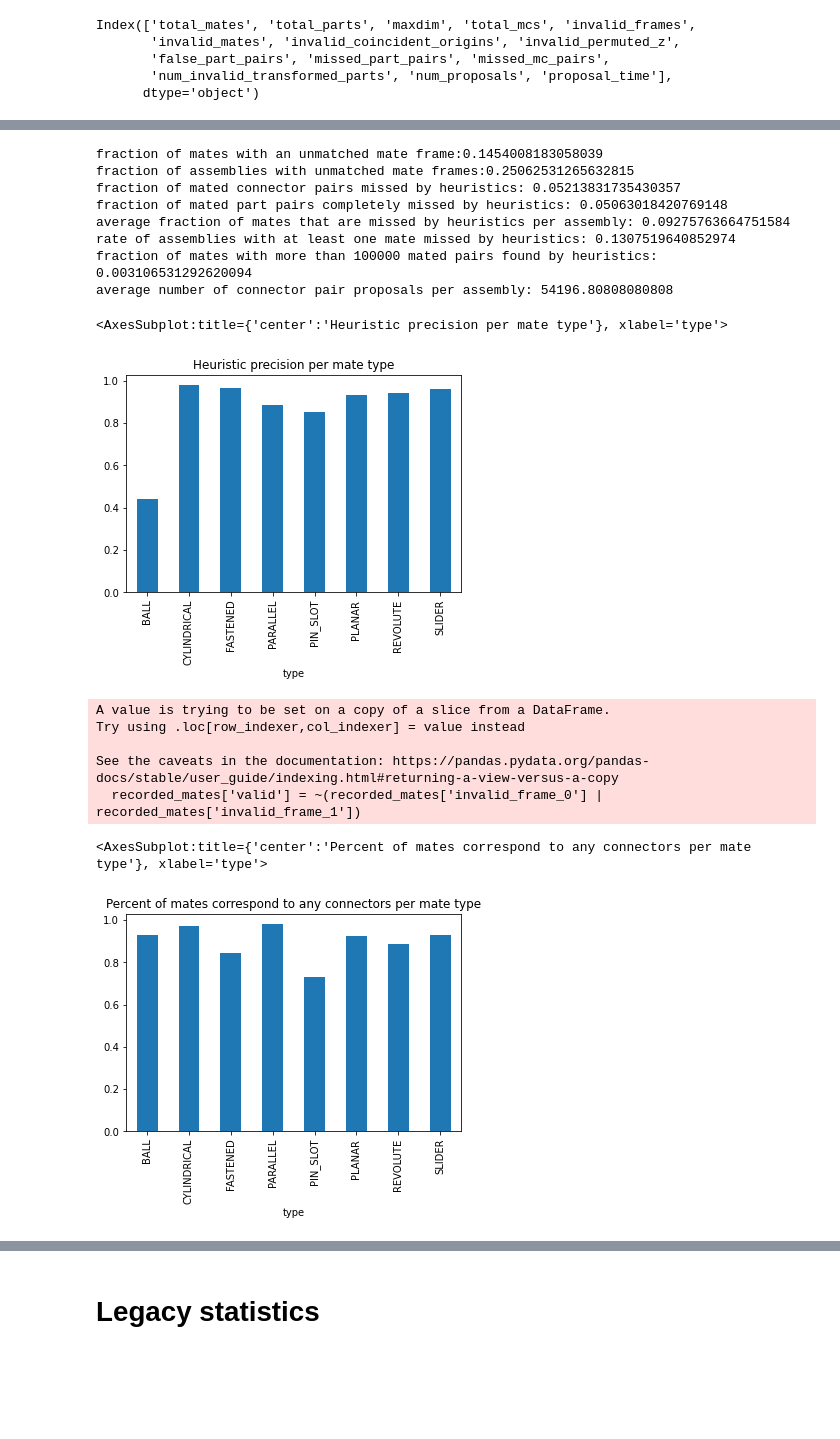
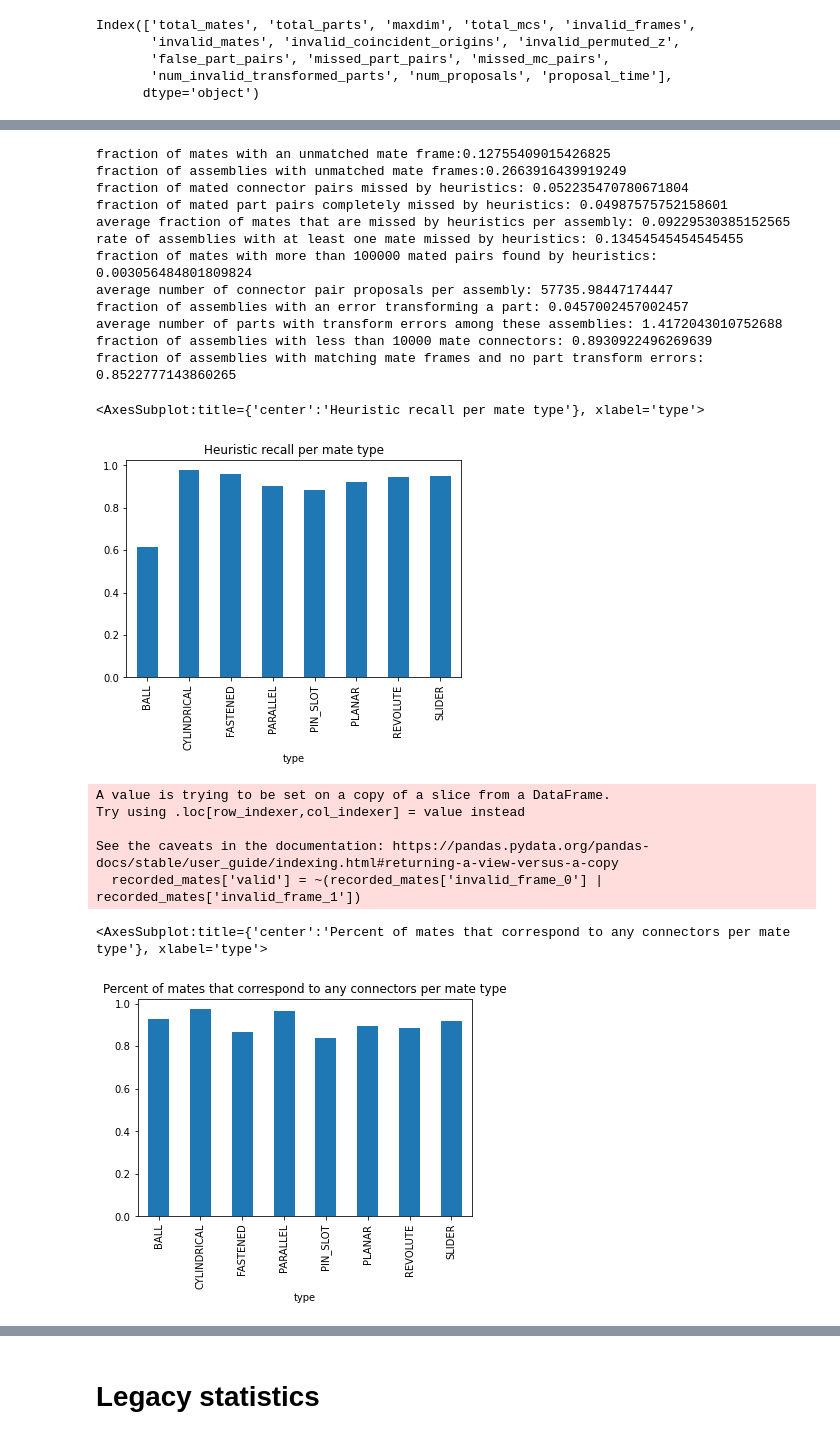
Before and after one commit to ShnitzelKiller/Mechanical, a Jupyter notebook: mechanical/statistics.ipynb, the cells around one changed output, grey strips where cells are left out. Cells and saved outputs as stored; diff of their text form; code cells hidden in the pictures; blank space fills up the shorter version.

```diff
--- a/mechanical/statistics.ipynb
+++ b/mechanical/statistics.ipynb
@@ -466,4 +434,5 @@ NameError: name 'multimate_counts' is not defined
 # %%
 stats_path = '/fast/jamesn8/assembly_data/mate_torch_stats/'
 stats_df = ps.concat([ps.read_parquet(os.path.join(stats_path, fname)) for fname in os.listdir(stats_path) if fname.startswith('stats') and fname.endswith('.parquet')], axis=0)
-mate_stats_df = ps.concat([ps.read_parquet(os.path.join(stats_path, fname)) for fname in os.listdir(stats_path) if fname.startswith('mate') and fname.endswith('.parquet')], axis=0)
+#mate_stats_df = ps.concat([ps.read_parquet(os.path.join(stats_path, fname)) for fname in os.listdir(stats_path) if fname.startswith('mate') and fname.endswith('.parquet')], axis=0)
+mate_stats_df = ps.read_parquet(os.path.join(stats_path,'mate_stats_all.parquet'))
@@ -519,31 +490,39 @@ print(f'average fraction of mates that are missed by heuristics per assembly: {(
 print(f'rate of assemblies with at least one mate missed by heuristics: {recorded_assemblies[lambda df: df["missed_mc_pairs"] > 0].shape[0]/recorded_assemblies.shape[0]}')
 print(f'fraction of mates with more than 100000 mated pairs found by heuristics: {mate_stats_df["truncated_mc_pairs"].sum()/mate_stats_df.shape[0]}')
 print(f'average number of connector pair proposals per assembly: {recorded_assemblies["num_proposals"].mean()}')
+print(f'fraction of assemblies with an error transforming a part: {recorded_assemblies[lambda df: df["num_invalid_transformed_parts"] > 0].shape[0]/recorded_assemblies.shape[0]}')
+print(f'average number of parts with transform errors among these assemblies: {recorded_assemblies[lambda df: df["num_invalid_transformed_parts"] > 0]["num_invalid_transformed_parts"].mean()}')
+print(f'fraction of assemblies with less than 10000 mate connectors: {recorded_assemblies.shape[0]/stats_df.shape[0]}')
+print(f'fraction of assemblies with matching mate frames and no part transform errors: {recorded_assemblies[lambda df: (df["num_invalid_transformed_parts"] == 0 & (df["invalid_mates"] == 0))].shape[0]/stats_df.shape[0]}')
 # %% [output]
-fraction of mates with an unmatched mate frame:0.1454008183058039
-fraction of assemblies with unmatched mate frames:0.25062531265632815
-fraction of mated connector pairs missed by heuristics: 0.05213831735430357
-fraction of mated part pairs completely missed by heuristics: 0.05063018420769148
-average fraction of mates that are missed by heuristics per assembly: 0.09275763664751584
-rate of assemblies with at least one mate missed by heuristics: 0.1307519640852974
-fraction of mates with more than 100000 mated pairs found by heuristics: 0.003106531292620094
-average number of connector pair proposals per assembly: 54196.80808080808
+fraction of mates with an unmatched mate frame:0.12755409015426825
+fraction of assemblies with unmatched mate frames:0.2663916439919249
+fraction of mated connector pairs missed by heuristics: 0.052235470780671804
+fraction of mated part pairs completely missed by heuristics: 0.04987575752158601
+average fraction of mates that are missed by heuristics per assembly: 0.09229530385152565
+rate of assemblies with at least one mate missed by heuristics: 0.13454545454545455
+fraction of mates with more than 100000 mated pairs found by heuristics: 0.003056484801809824
+average number of connector pair proposals per assembly: 57735.98447174447
+fraction of assemblies with an error transforming a part: 0.0457002457002457
+average number of parts with transform errors among these assemblies: 1.4172043010752688
+fraction of assemblies with less than 10000 mate connectors: 0.8930922496269639
+fraction of assemblies with matching mate frames and no part transform errors: 0.8522777143860265
 # %%
 per_type_stats = recorded_mates.groupby('type').agg({'mc_pair_found': sum, 'type': 'count'})
-(per_type_stats['mc_pair_found']/per_type_stats['type']).plot.bar(title='Heuristic precision per mate type')
+(per_type_stats['mc_pair_found']/per_type_stats['type']).plot.bar(title='Heuristic recall per mate type')
 # %% [output]
-<AxesSubplot:title={'center':'Heuristic precision per mate type'}, xlabel='type'>
+<AxesSubplot:title={'center':'Heuristic recall per mate type'}, xlabel='type'>
-[figure, old version]
+[figure, new version]
 # %%
 recorded_mates['valid'] = ~(recorded_mates['invalid_frame_0'] | recorded_mates['invalid_frame_1'])
 per_type_stats = recorded_mates.groupby('type').agg({'valid': sum, 'type': 'count'})
-(per_type_stats['valid']/per_type_stats['type']).plot.bar(title='Percent of mates correspond to any connectors per mate type')
+(per_type_stats['valid']/per_type_stats['type']).plot.bar(title='Percent of mates that correspond to any connectors per mate type')
 # %% [output]
 A value is trying to be set on a copy of a slice from a DataFrame.
 Try using .loc[row_indexer,col_indexer] = value instead
 
 See the caveats in the documentation: https://pandas.pydata.org/pandas-docs/stable/user_guide/indexing.html#returning-a-view-versus-a-copy
   recorded_mates['valid'] = ~(recorded_mates['invalid_frame_0'] | recorded_mates['invalid_frame_1'])
-<AxesSubplot:title={'center':'Percent of mates correspond to any connectors per mate type'}, xlabel='type'>
+<AxesSubplot:title={'center':'Percent of mates that correspond to any connectors per mate type'}, xlabel='type'>
-[figure, old version]
+[figure, new version]
 # %%
```
Also changed, not shown: parts of 91 cells of this notebook, 11 other files.
